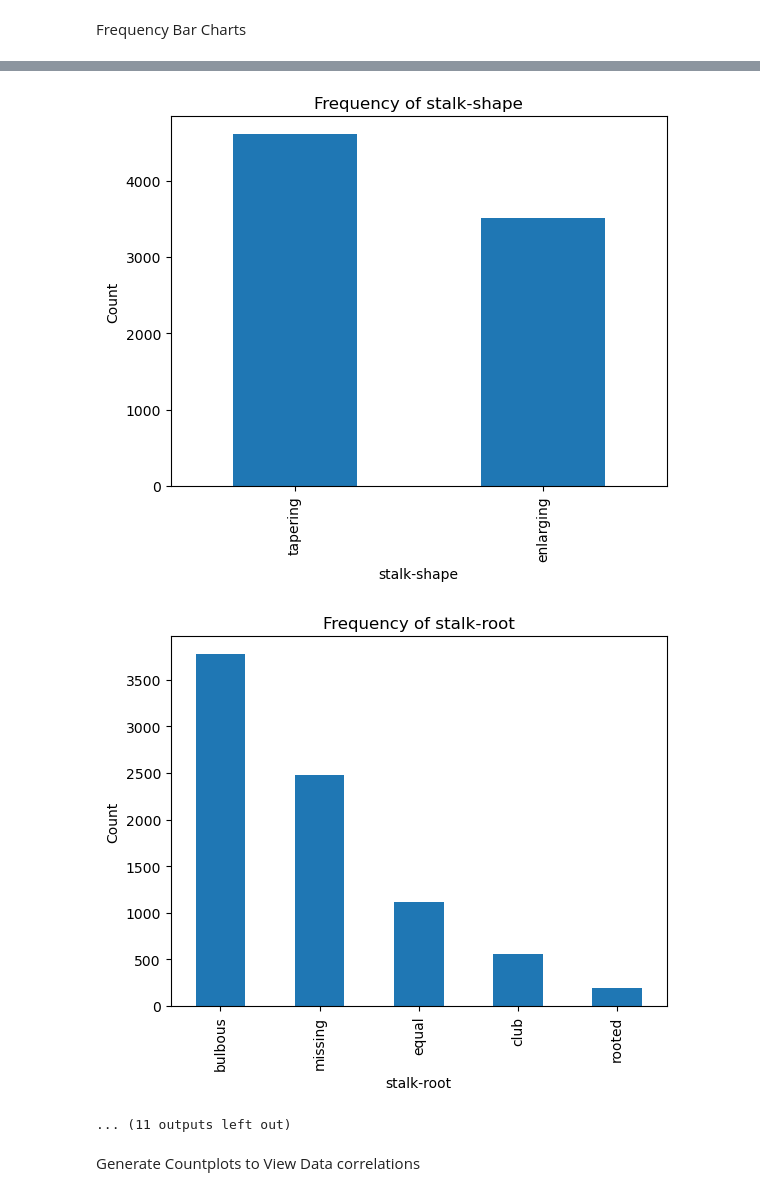
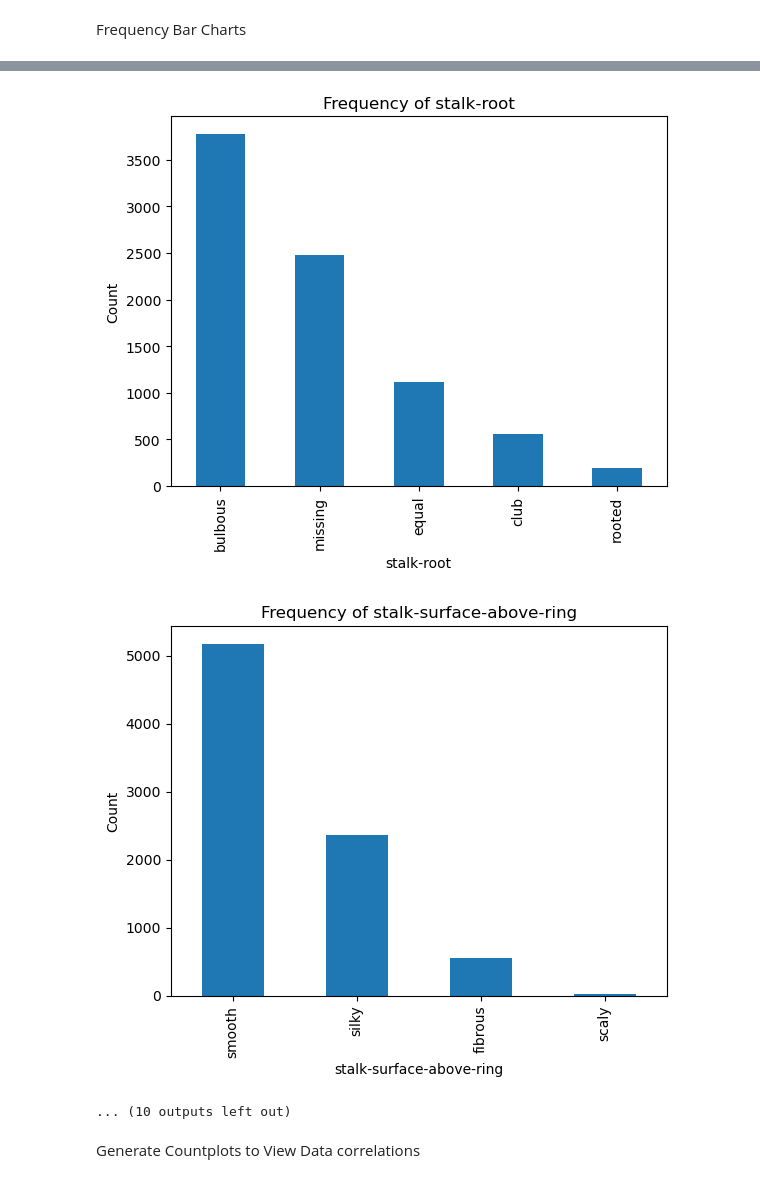
Before and after one commit to RayBipse/ecs-171-project, a Jupyter notebook: final_notebook.ipynb, the cells around one changed output, grey strips where cells are left out. Cells and saved outputs as stored; diff of their text form; code cells hidden in the pictures.

```diff
--- a/final_notebook.ipynb
+++ b/final_notebook.ipynb
@@ -85,7 +93,7 @@ df_mapped
 # %% [markdown]
 Frequency Bar Charts
 # %%
-columns_to_plot = df.columns[:-1]
+columns_to_plot = df.columns[1:]
 
 # Loop through columns and create bar charts
 for col in columns_to_plot:
@@ -108,6 +116,6 @@ for col in columns_to_plot:
-[figure, old version]
+[figure, new version]
-[figure, old version]
+[figure, new version]
-... (11 outputs left out)
+... (10 outputs left out)
 # %% [markdown]
 Generate Countplots to View Data correlations
 # %%
```
Also changed, not shown: parts of 4 cells of this notebook.
